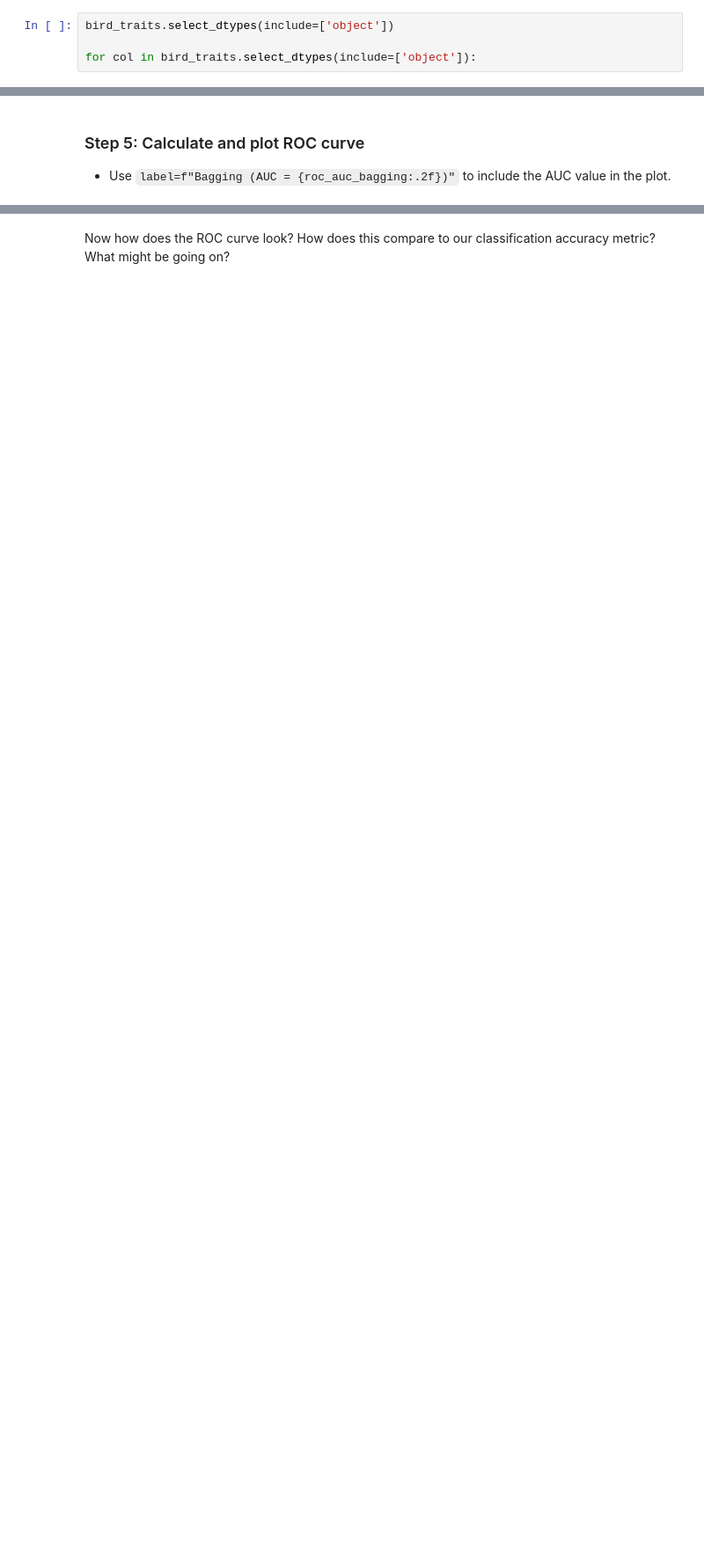
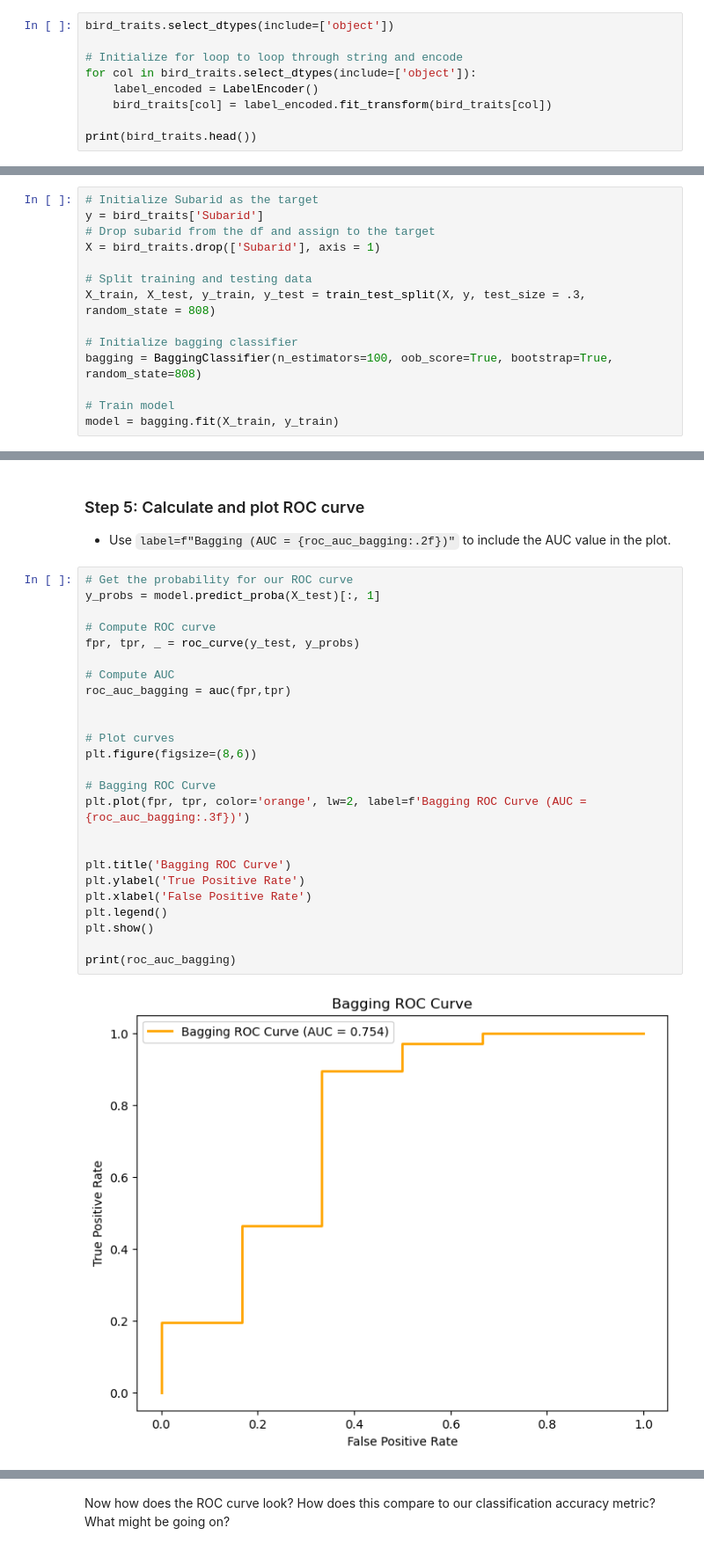
Before and after one commit to bgrazda/EDS232-labs, a Jupyter notebook: Week5/lab5-birds.ipynb, the cells around one changed output, grey strips where cells are left out. Shown at 88% size. Cells and saved outputs as stored; diff of their text form; blank space fills up the shorter version.

```diff
--- a/Week5/lab5-birds.ipynb
+++ b/Week5/lab5-birds.ipynb
@@ -76,5 +88,10 @@ Encode the data using this process:
 # %%
 bird_traits.select_dtypes(include=['object'])
 
+# Initialize for loop to loop through string and encode
 for col in bird_traits.select_dtypes(include=['object']):
+    label_encoded = LabelEncoder()
+    bird_traits[col] = label_encoded.fit_transform(bird_traits[col])
+
+print(bird_traits.head())
 # %% [output]
@@ -100,6 +121,20 @@ Our goal for this analysis is to predict whether a given bird species is present
 2. Initialize a bagging classifier with 100 trees, `oob_score =True`, `bootstrap = True` and `random_state = 808`.
 
 3. Train the model.
+# %%
+# Initialize Subarid as the target
+y = bird_traits['Subarid']
+# Drop subarid from the df and assign to the target
+X = bird_traits.drop(['Subarid'], axis = 1)
+
+# Split training and testing data
+X_train, X_test, y_train, y_test = train_test_split(X, y, test_size = .3, random_state = 808)
+
+# Initialize bagging classifier
+bagging = BaggingClassifier(n_estimators=100, oob_score=True, bootstrap=True, random_state=808)
+
+# Train model
+model = bagging.fit(X_train, y_train)
 # %% [markdown]
 ### Step 4: Make predictions and evaluate the model
 
@@ -115,3 +166,30 @@ Our goal for this analysis is to predict whether a given bird species is present
 ### Step 5: Calculate and plot ROC curve
 
 - Use `label=f"Bagging (AUC = {roc_auc_bagging:.2f})"` to include the AUC value in the plot.
+# %%
+# Get the probability for our ROC curve
+y_probs = model.predict_proba(X_test)[:, 1]
+
+# Compute ROC curve
+fpr, tpr, _ = roc_curve(y_test, y_probs)
+
+# Compute AUC
+roc_auc_bagging = auc(fpr,tpr)
+
+
+# Plot curves
+plt.figure(figsize=(8,6))
+
+# Bagging ROC Curve
+plt.plot(fpr, tpr, color='orange', lw=2, label=f'Bagging ROC Curve (AUC = {roc_auc_bagging:.3f})')
+
+
+plt.title('Bagging ROC Curve')
+plt.ylabel('True Positive Rate')
+plt.xlabel('False Positive Rate')
+plt.legend()
+plt.show()
+
+print(roc_auc_bagging)
+# %% [output]
+[figure, added]
```
Also changed, not shown: parts of 17 cells of this notebook, 1 other file.
